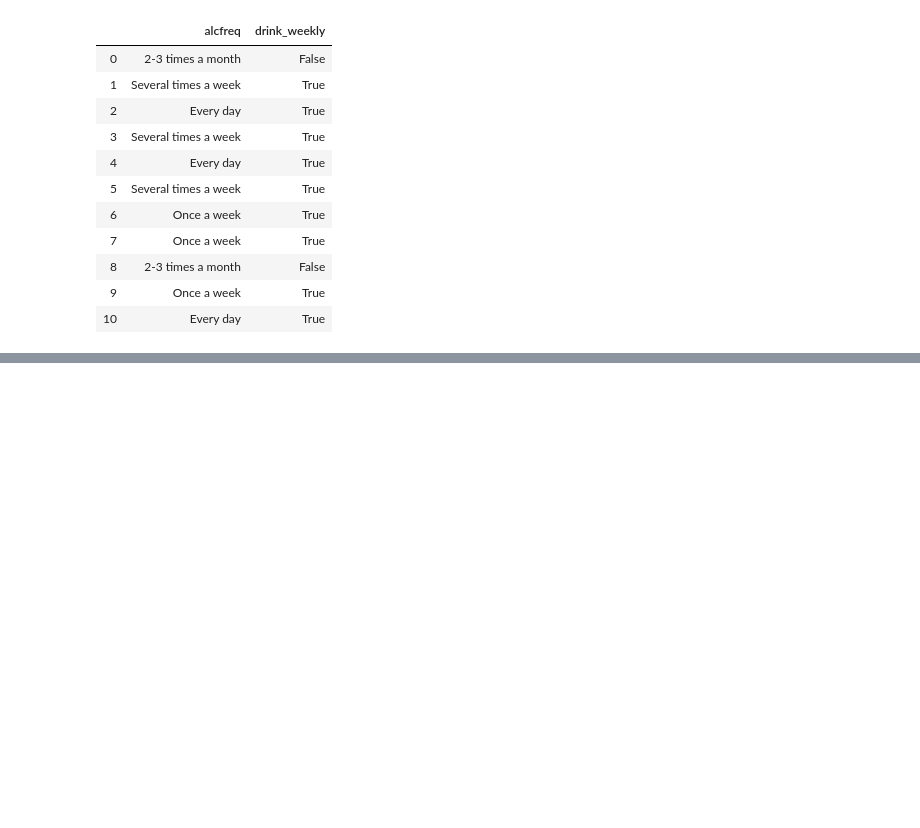
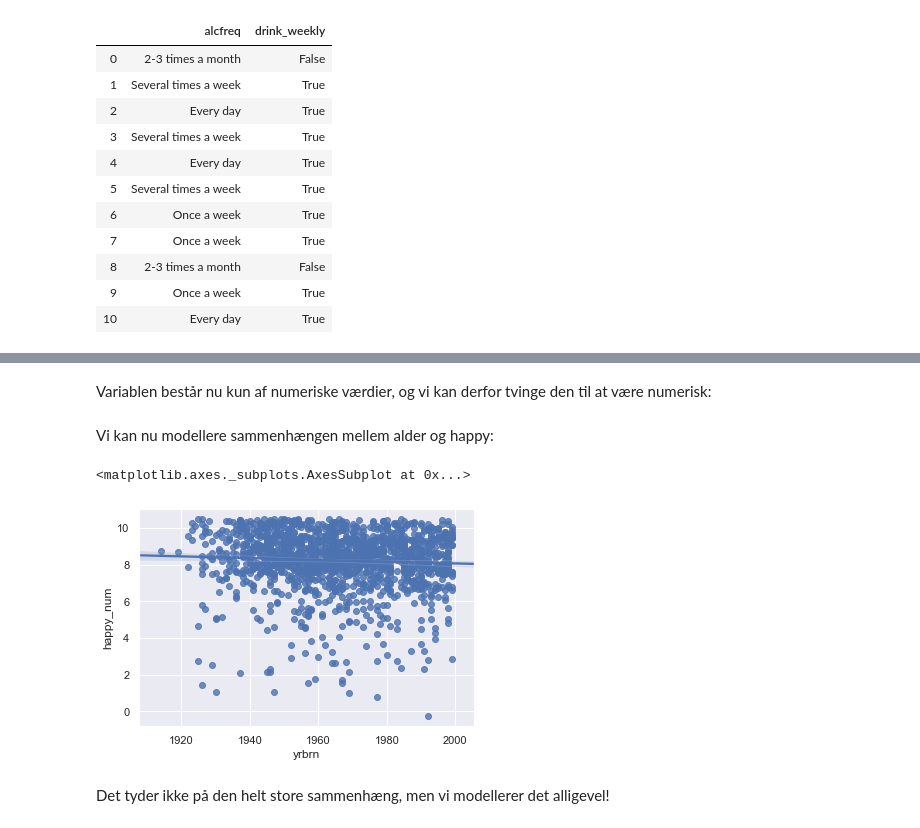
Before and after one commit to CALDISS-AAU/workshop_python-table-data, a Jupyter notebook: notebooks/python_table-data.ipynb, the cells around one changed output, grey strips where cells are left out. Cells and saved outputs as stored; diff of their text form; code cells hidden in the pictures; blank space fills up the shorter version.

```diff
--- a/notebooks/python_table-data.ipynb
+++ b/notebooks/python_table-data.ipynb
@@ -696,0 +529,2 @@ NameError: name 'df' is not defined
+# %%
+ess['happy_num'] = pd.to_numeric(ess['happy'])
@@ -696,0 +543,2 @@ NameError: name 'df' is not defined
+# %%
+happy_replace = {'Extremely happy': 10, 'Extremely unhappy': 0}
@@ -696,0 +547,3 @@ NameError: name 'df' is not defined
+# %%
+ess['happy_num'] = ess['happy'].replace(happy_replace)
+ess['happy_num'].value_counts()
@@ -696,0 +563,13 @@ NameError: name 'df' is not defined
+# %% [markdown]
+Variablen består nu kun af numeriske værdier, og vi kan derfor tvinge den til at være numerisk:
+# %%
+ess['happy_num'] = pd.to_numeric(ess['happy_num'])
+# %% [markdown]
+Vi kan nu modellere sammenhængen mellem alder og happy:
+# %%
+sns.regplot(x = 'yrbrn', y = 'happy_num', data = ess, y_jitter = 0.5)
+# %% [output]
+<matplotlib.axes._subplots.AxesSubplot at 0x...>
+[figure, added]
+# %% [markdown]
+Det tyder ikke på den helt store sammenhæng, men vi modellerer det alligevel!
```
Also changed, not shown: parts of 49 cells of this notebook, 3 other files.
